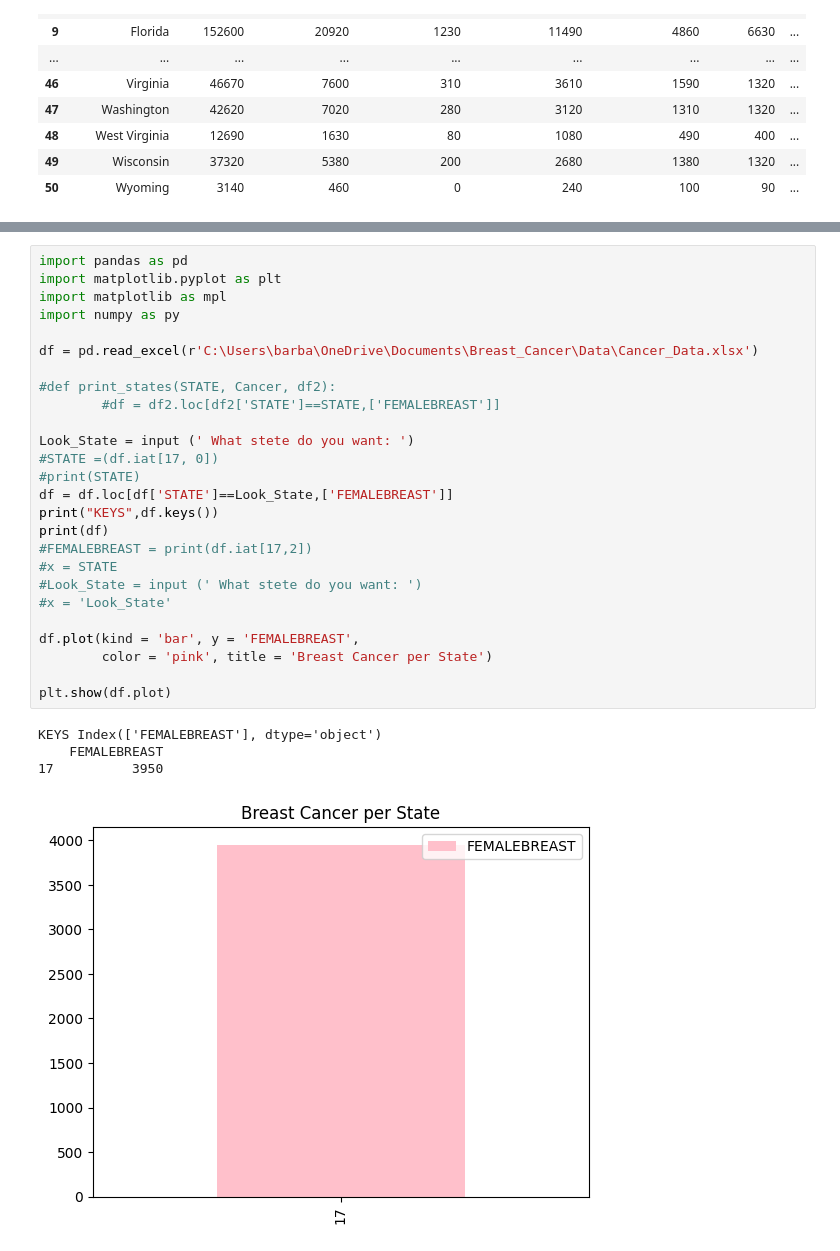
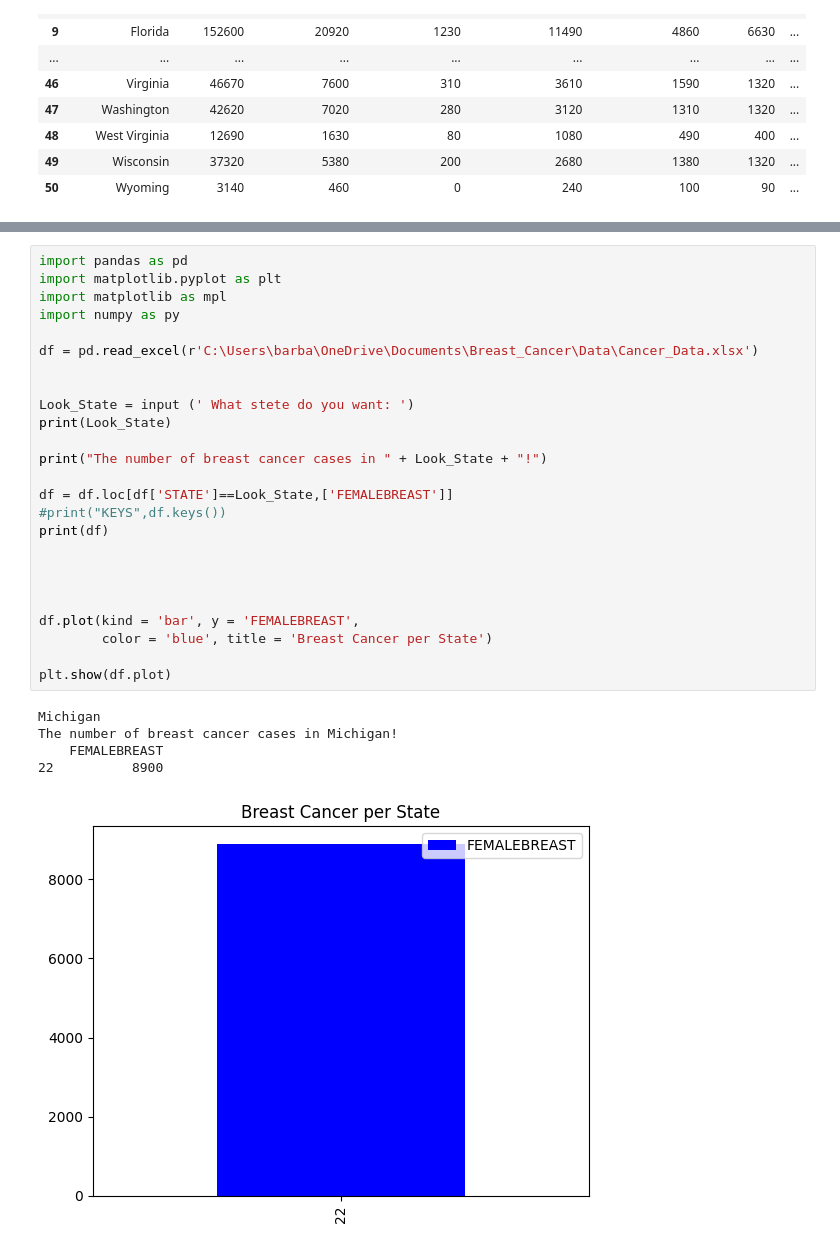
Before and after one commit to bjhdecember/Cancer, a Jupyter notebook: Cancer/Breastcancer.ipynb, the cells around one changed output, grey strips where cells are left out. Drawn from its saved outputs; the diff is of its cells as text.

```diff
--- a/Cancer/Breastcancer.ipynb
+++ b/Cancer/Breastcancer.ipynb
@@ -204,34 +170,34 @@ The number of breast cancer cases in Ohio !
 # %%
 import pandas as pd
 import matplotlib.pyplot as plt
 import matplotlib as mpl
 import numpy as py
 
 df = pd.read_excel(r'C:\Users\barba\OneDrive\Documents\Breast_Cancer\Data\Cancer_Data.xlsx')
 
-#def print_states(STATE, Cancer, df2):
-        #df = df2.loc[df2['STATE']==STATE,['FEMALEBREAST']]
 
 Look_State = input (' What stete do you want: ')
-#STATE =(df.iat[17, 0])
-#print(STATE)
+print(Look_State)
+
+print("The number of breast cancer cases in " + Look_State + "!")
+
 df = df.loc[df['STATE']==Look_State,['FEMALEBREAST']]
-print("KEYS",df.keys())
+#print("KEYS",df.keys())
 print(df)
-#FEMALEBREAST = print(df.iat[17,2])
-#x = STATE
-#Look_State = input (' What stete do you want: ')
-#x = 'Look_State'
+
+
+
 
 df.plot(kind = 'bar', y = 'FEMALEBREAST',
-        color = 'pink', title = 'Breast Cancer per State')
+        color = 'blue', title = 'Breast Cancer per State')
 
 plt.show(df.plot)
 # %% [output]
-KEYS Index(['FEMALEBREAST'], dtype='object')
+Michigan
+The number of breast cancer cases in Michigan!
     FEMALEBREAST
-17          3950
+22          8900
-[figure, old version]
+[figure, new version]
 # %%
 import pandas as pd
 import matplotlib.pyplot as plt
```
Also changed, not shown: parts of 10 cells of this notebook, 1 other file.
